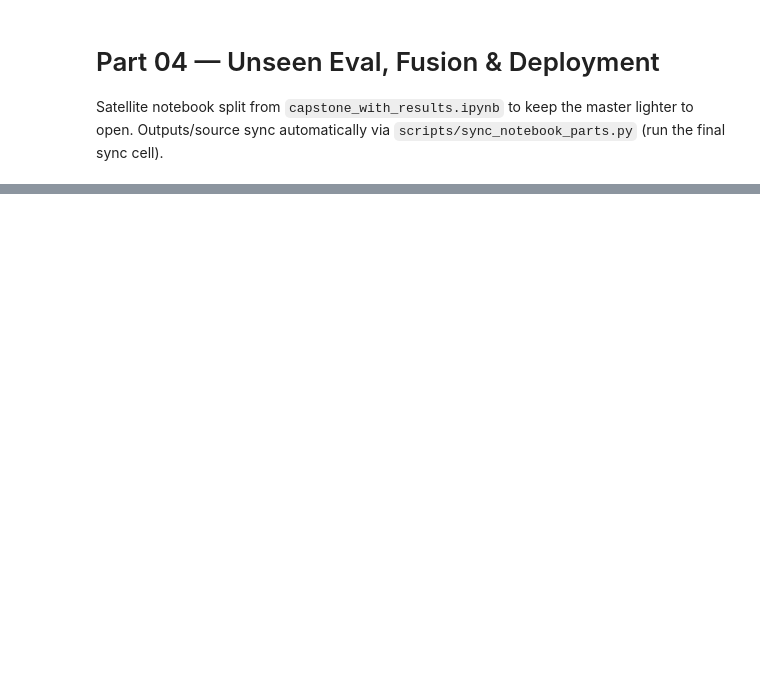
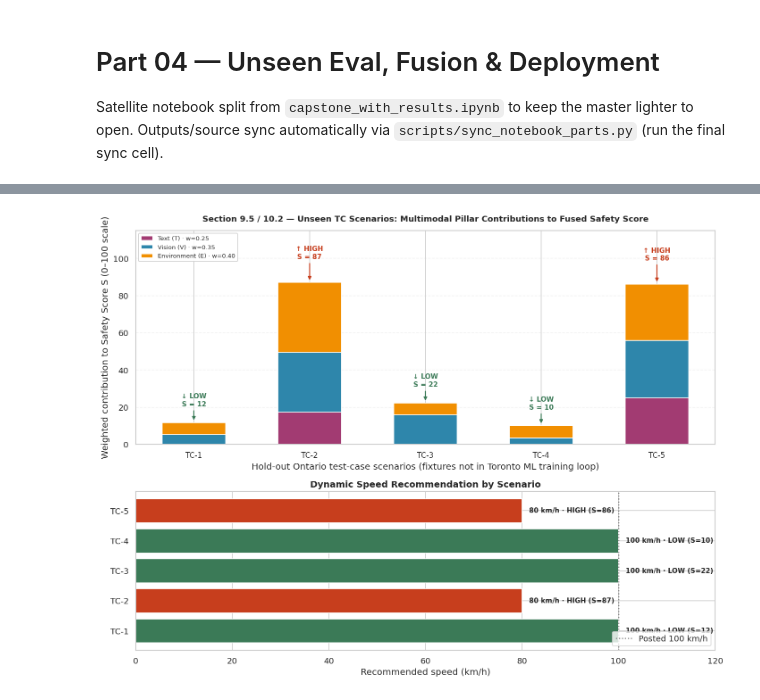
Before and after one commit to afolabi-adesina-m/Smart-Shield-AI, a Jupyter notebook: notebooks/parts/04_fusion_deploy.ipynb, the cells around one changed output, grey strips where cells are left out. Saved outputs shown, nothing was run; the diff lists cells and outputs as text; code cells hidden in the pictures; blank space fills up the shorter version.

```diff
--- a/notebooks/parts/04_fusion_deploy.ipynb
+++ b/notebooks/parts/04_fusion_deploy.ipynb
@@ -88,8 +112,7 @@ $$S = (w_T \cdot T + w_V \cdot V + w_E \cdot E_{index}) \times 100$$
 # %%
-# ── 10.2  Safety Score fusion + dashboard ────────────────────────────────────
+# 10.2 Safety Score fusion + annotated dashboard
 from safety_score import fuse_scenario, risk_tier, W_T, W_V, W_E
 
-# Vision V-scores per scenario (from Section 6 if available, else scenario priors)
 V_PRIORS = {
     "TC-1 Clear rush-hour (401 Jul 5pm)": 0.15,
     "TC-2 Blizzard night (Hwy400 Jan 2am)": 0.92,
@@ -98,12 +121,11 @@ V_PRIORS = {
     "TC-5 Ice storm rush (QEW Feb 5pm)": 0.88,
 }
 if "vision_val_acc" in dir() and vision_val_acc is not None:
-    print(f"Vision Brain trained (val acc {vision_val_acc:.1%}) — using scenario V priors for fusion demo.")
+    print(f"Vision Brain trained (val acc {vision_val_acc:.1%}). Fusion demo still uses scenario V priors unless 10.2 hybrid path ran.")
 
-# Build fusion table from live test cases (TC dict from Section 8.6)
 if "TC" not in globals():
     from nlp_brain import SCENARIO_ALERTS
-    TC = {k: [17,7,3,0,1,0,0,1] for k in SCENARIO_ALERTS}  # fallback
+    TC = {k: [17,7,3,0,1,0,0,1] for k in SCENARIO_ALERTS}
     print("Note: using fallback TC — run Section 8.6 for full live test cases.")
 if "nlp_rows" not in globals():
     from nlp_brain import fit_tfidf, score_all_scenarios
@@ -119,37 +141,66 @@ for (scenario, feat), (_, _, t_sc) in zip(TC.items(), nlp_rows):
     fusion_rows.append(row)
 
 df_fusion = pd.DataFrame(fusion_rows)
-cols = ["Scenario", "T_nlp", "V_vision", "E_index", "S", "tier", "V_rec_kmh"]
+df_fusion["Scenario_id"] = [f"TC-{i}" for i in range(1, len(df_fusion) + 1)]
+cols = ["Scenario_id", "Scenario", "T_nlp", "V_vision", "E_index", "S", "tier", "V_rec_kmh"]
 print("\n=== Safety Score Fusion (Sprint 3) ===")
 print(df_fusion[cols].to_string(index=False))
 
-# ── Dashboard prototype ─────────────────────────────────────────────────────
-fig, axes = plt.subplots(2, 1, figsize=(12, 8), gridspec_kw={"height_ratios": [1.2, 1]})
+# Stacked pillar chart with tier callouts on S (chart does the explaining)
+TIER_STYLE = {
+    "HIGH": {"arrow": "↑", "color": "#C73E1D", "dy": 12},
+    "MEDIUM": {"arrow": "→", "color": "#F18F01", "dy": 10},
+    "LOW": {"arrow": "↓", "color": "#3B7A57", "dy": 8},
+}
 
-# Top: stacked brain contributions
+fig, axes = plt.subplots(2, 1, figsize=(12, 9), gridspec_kw={"height_ratios": [1.35, 1]})
+
 x = np.arange(len(df_fusion))
-w = 0.6
-t_contrib = df_fusion["T_nlp"] * W_T * 100
-v_contrib = df_fusion["V_vision"] * W_V * 100
-e_contrib = df_fusion["E_index"] * W_E * 100
-axes[0].bar(x, t_contrib, w, label="NLP (T)", color="#A23B72")
-axes[0].bar(x, v_contrib, w, bottom=t_contrib, label="Vision (V)", color="#2E86AB")
-axes[0].bar(x, e_contrib, w, bottom=t_contrib + v_contrib, label="Environment (E)", color="#F18F01")
-axes[0].axhline(30, color="green", linestyle="--", alpha=0.7, label="Low/Med boundary")
-axes[0].axhline(70, color="red", linestyle="--", alpha=0.7, label="Med/High boundary")
+t_contrib = df_fusion["T_nlp"].to_numpy() * W_T * 100
+v_contrib = df_fusion["V_vision"].to_numpy() * W_V * 100
+e_contrib = df_fusion["E_index"].to_numpy() * W_E * 100
+stack_top = t_contrib + v_contrib + e_contrib
+
+axes[0].bar(x, t_contrib, 0.55, label=f"Text (T) · w={W_T:.2f}", color="#A23B72")
+axes[0].bar(x, v_contrib, 0.55, bottom=t_contrib, label=f"Vision (V) · w={W_V:.2f}", color="#2E86AB")
+axes[0].bar(x, e_contrib, 0.55, bottom=t_contrib + v_contrib, label=f"Environment (E) · w={W_E:.2f}", color="#F18F01")
+
+for i, row in df_fusion.iterrows():
+    style = TIER_STYLE.get(row["tier"], TIER_STYLE["MEDIUM"])
+    axes[0].annotate(
+        f"{style['arrow']} {row['tier']}\nS = {row['S']:.0f}",
+        xy=(i, stack_top[i]),
+        xytext=(i, stack_top[i] + style["dy"]),
+        ha="center", va="bottom", fontsize=9, fontweight="bold", color=style["color"],
+        arrowprops=dict(arrowstyle="-|>", color=style["color"], lw=1.4, shrinkB=3),
+    )
+
 axes[0].set_xticks(x)
-axes[0].set_xticklabels([s.split("(")[0].strip() for s in df_fusion["Scenario"]], rotation=15, ha="right")
-axes[0].set_ylabel("Safety Score S")
-axes[0].set_title("Smart-Shield Dashboard — Brain Contributions to Safety Score S", fontweight="bold")
-axes[0].legend(loc="upper right", fontsize=8)
-axes[0].set_ylim(0, 105)
+axes[0].set_xticklabels(df_fusion["Scenario_id"], fontsize=10)
+axes[0].set_ylabel("Weighted contribution to Safety Score S (0–100 scale)")
+axes[0].set_xlabel("Hold-out Ontario test-case scenarios (fixtures not in Toronto ML training loop)")
+axes[0].set_title(
+    "Section 10.2 — Unseen TC Scenarios: Multimodal Pillar Contributions to Fused Safety Score",
+    fontweight="bold", fontsize=11, pad=12,
+)
+axes[0].legend(loc="upper left", framealpha=0.92, fontsize=8)
+axes[0].set_ylim(0, max(stack_top.max() + 28, 105))
+axes[0].grid(axis="y", alpha=0.25, linestyle="--")
 
-# Bottom: recommended speed
+# Speed board — annotate km/h + tier on each bar
 colors = [risk_tier(s)[1] for s in df_fusion["S"]]
-axes[1].barh(df_fusion["Scenario"], df_fusion["V_rec_kmh"], color=colors, edgecolor="white")
+bars = axes[1].barh(df_fusion["Scenario_id"], df_fusion["V_rec_kmh"], color=colors, edgecolor="white")
 axes[1].axvline(100, color="gray", linestyle=":", label="Posted 100 km/h")
+for bar, s_val, tier, vrec in zip(bars, df_fusion["S"], df_fusion["tier"], df_fusion["V_rec_kmh"]):
+    axes[1].text(
+        vrec + 1.5, bar.get_y() + bar.get_height() / 2,
+        f"{vrec:.0f} km/h · {tier} (S={s_val:.0f})",
+        va="center", fontsize=9, fontweight="bold",
+    )
 axes[1].set_xlabel("Recommended speed (km/h)")
 axes[1].set_title("Dynamic Speed Recommendation by Scenario", fontweight="bold")
-axes[1].legend()
+axes[1].set_xlim(0, 120)
+axes[1].legend(loc="lower right")
 plt.tight_layout()
 plt.show()
+# %% [output]
@@ -155,0 +214 @@ plt.show()
+[figure, added]
```
Also changed, not shown: parts of 13 cells of this notebook, 24 other files.
